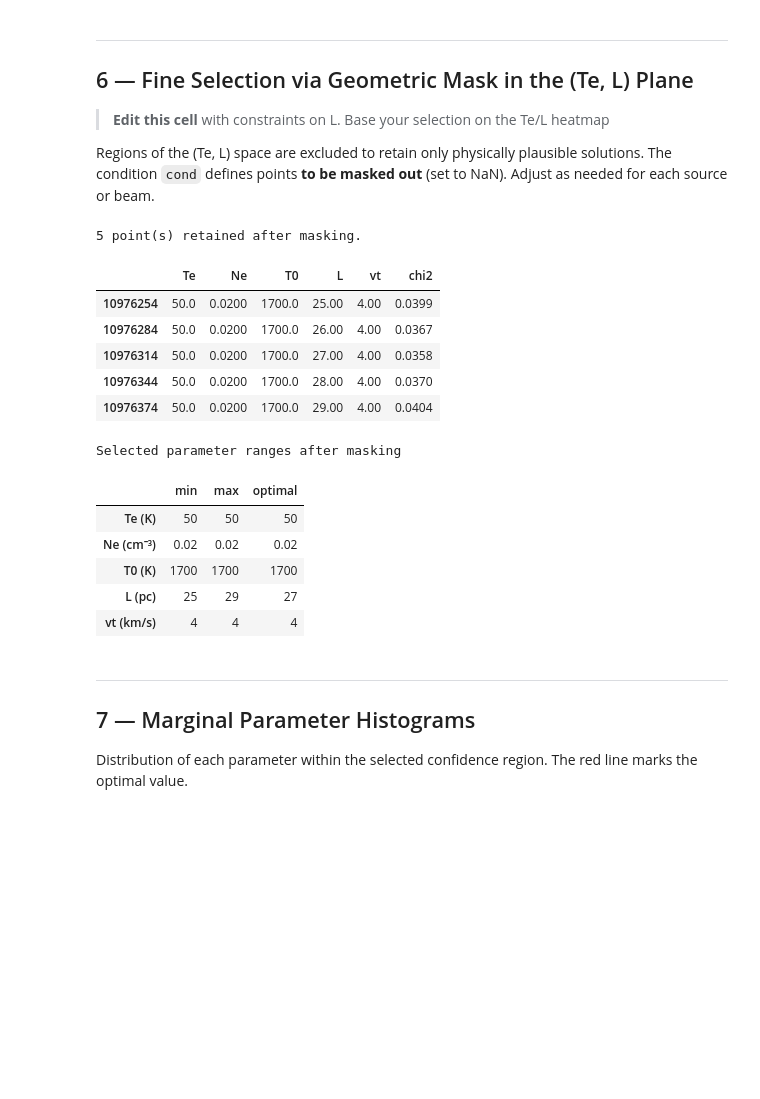
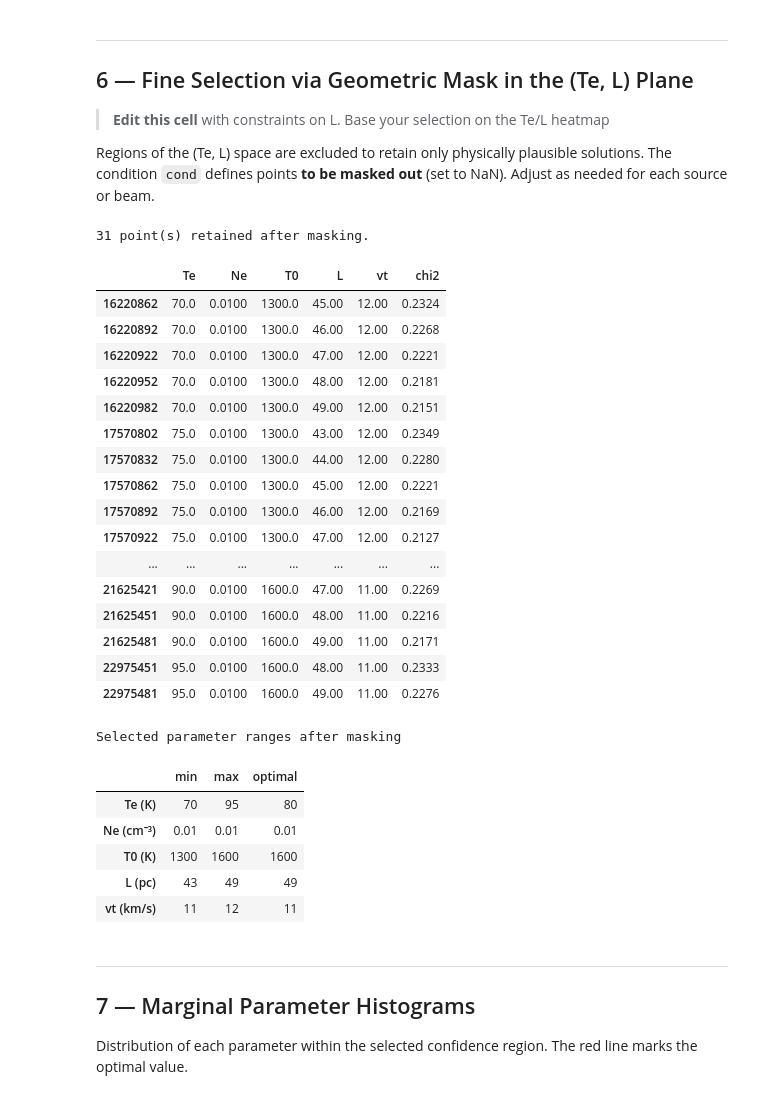
Before and after one commit to LucieCros/rrl-ism-analysis, a Jupyter notebook: notebooks/5_Grid-exploration.ipynb, the cells around one changed output. Saved outputs shown, nothing was run; the diff lists cells and outputs as text; code cells hidden in the pictures; blank space fills up the shorter version.

```diff
--- a/notebooks/5_Grid-exploration.ipynb
+++ b/notebooks/5_Grid-exploration.ipynb
@@ -73,14 +73,14 @@ graphics.set_style()
 # =============================================================================
 
 # --- Source configuration ----------------------------------------------------
-SOURCE  = 'CAS_A'   # Source identifier (must match 3_Stacking output)
+SOURCE  = 'ORION'   # Source identifier (must match 3_Stacking output)
 USE_OFF = False            # True  → use the OFF-subtracted stacks
                            # False → use the ON stacks
 _off_str   = '_OFF' if USE_OFF else ''
 # --- Paths -------------------------------------------------------------------
 PATH_GRIDS   = '../grids/coarse_grids/'  # folder containing grid-{n}.nc files
 FILE_PATTERN = 'grid-{}.nc'                          # filename pattern
-CSV_PATH     = '../data/fitresults/CAS_A/'             # folder containing fit measurements
+CSV_PATH     = '../data/fitresults/ORION/'             # folder containing fit measurements
 PATH_PDF   = '../figures/Grid-exploration/' # Folder where figures will be written
 
 # --- Quantum number subset to include in the χ² computation -----------------
@@ -121,6 +120,8 @@ compares the model (deltaf, area) against the CSV measurements. The result is a
 quantum numbers.
 # %%
 t0 = time.time()
+N_SUBSET= np.array([471., 481., 491., 501., 511., 521., 551.,
+       601., 651.], dtype=int)
 chi2_grid = grid.compute_chi2_split(
     PATH_GRIDS, FILE_PATTERN,
     CSV_PATH + csv_file,
@@ -320,40 +323,51 @@ Adjust as needed for each source or beam.
 # %%
 # 2D Te×L grid for masking conditions
 LL, TE = np.meshgrid(x_TeL, y_TeL)  # shape (nTe, nL)
 
 # ── Exclusion condition ───────────────────────────────────────────────────
 # Adjust per source/beam:
 #   beam2 : cond = (LL < 21.5) | (TE < funclo(LL))
 #   beam3 : cond = (LL < 9) | (LL > 12)
-cond = (LL > 32) | (LL < 20)    # exclusion of some values of L
+cond = (LL < 40) #| (LL>20)  # exclusion of some values of L
 
 # Masked heatmaps — make_masked_heatmap is now in grid_exploration module
 z_masked15 = grid.make_masked_heatmap(df_best15, x_TeL, y_TeL, cond)
 
 # Retained solutions: χ² values present in the unmasked region
 valid_chi2  = np.unique(z_masked15[~np.isnan(z_masked15)])
 df_solution = df_best15[df_best15['chi2'].isin(valid_chi2)]
 
 print(f'{len(df_solution)} point(s) retained after masking.')
 display(df_solution.style
     .format({
         'Te':   '{:.1f}',
         'Ne':   '{:.4f}',
         'T0':   '{:.1f}',
         'L':    '{:.2f}',
         'vt':   '{:.2f}',
         'chi2': '{:.4f}',
     })
     .highlight_min(subset=['chi2'], color='lightgreen')
 )
 # %% [output]
-5 point(s) retained after masking.
+31 point(s) retained after masking.
 |  | Te | Ne | T0 | L | vt | chi2 |
-| 10976254 | 50.0 | 0.0200 | 1700.0 | 25.00 | 4.00 | 0.0399 |
-| 10976284 | 50.0 | 0.0200 | 1700.0 | 26.00 | 4.00 | 0.0367 |
-| 10976314 | 50.0 | 0.0200 | 1700.0 | 27.00 | 4.00 | 0.0358 |
-| 10976344 | 50.0 | 0.0200 | 1700.0 | 28.00 | 4.00 | 0.0370 |
-| 10976374 | 50.0 | 0.0200 | 1700.0 | 29.00 | 4.00 | 0.0404 |
+| 16220862 | 70.0 | 0.0100 | 1300.0 | 45.00 | 12.00 | 0.2324 |
+| 16220892 | 70.0 | 0.0100 | 1300.0 | 46.00 | 12.00 | 0.2268 |
+| 16220922 | 70.0 | 0.0100 | 1300.0 | 47.00 | 12.00 | 0.2221 |
+| 16220952 | 70.0 | 0.0100 | 1300.0 | 48.00 | 12.00 | 0.2181 |
+| 16220982 | 70.0 | 0.0100 | 1300.0 | 49.00 | 12.00 | 0.2151 |
+| 17570802 | 75.0 | 0.0100 | 1300.0 | 43.00 | 12.00 | 0.2349 |
+| 17570832 | 75.0 | 0.0100 | 1300.0 | 44.00 | 12.00 | 0.2280 |
+| 17570862 | 75.0 | 0.0100 | 1300.0 | 45.00 | 12.00 | 0.2221 |
+| 17570892 | 75.0 | 0.0100 | 1300.0 | 46.00 | 12.00 | 0.2169 |
+| 17570922 | 75.0 | 0.0100 | 1300.0 | 47.00 | 12.00 | 0.2127 |
+| ... | ... | ... | ... | ... | ... | ... |
+| 21625421 | 90.0 | 0.0100 | 1600.0 | 47.00 | 11.00 | 0.2269 |
+| 21625451 | 90.0 | 0.0100 | 1600.0 | 48.00 | 11.00 | 0.2216 |
+| 21625481 | 90.0 | 0.0100 | 1600.0 | 49.00 | 11.00 | 0.2171 |
+| 22975451 | 95.0 | 0.0100 | 1600.0 | 48.00 | 11.00 | 0.2333 |
+| 22975481 | 95.0 | 0.0100 | 1600.0 | 49.00 | 11.00 | 0.2276 |
 # %%
 # ── Parameter range summary ───────────────────────────────────────────────
 chi2_opt = df_solution['chi2'].min()
@@ -375,11 +389,11 @@ display(summary.style
 # %% [output]
 Selected parameter ranges after masking
 |  | min | max | optimal |
-| Te (K) | 50 | 50 | 50 |
-| Ne (cm⁻³) | 0.02 | 0.02 | 0.02 |
-| T0 (K) | 1700 | 1700 | 1700 |
-| L (pc) | 25 | 29 | 27 |
-| vt (km/s) | 4 | 4 | 4 |
+| Te (K) | 70 | 95 | 80 |
+| Ne (cm⁻³) | 0.01 | 0.01 | 0.01 |
+| T0 (K) | 1300 | 1600 | 1600 |
+| L (pc) | 43 | 49 | 49 |
+| vt (km/s) | 11 | 12 | 11 |
 # %% [markdown]
 ---
 ## 7 — Marginal Parameter Histograms
```
Also changed, not shown: parts of 18 cells of this notebook, 5 other files.
